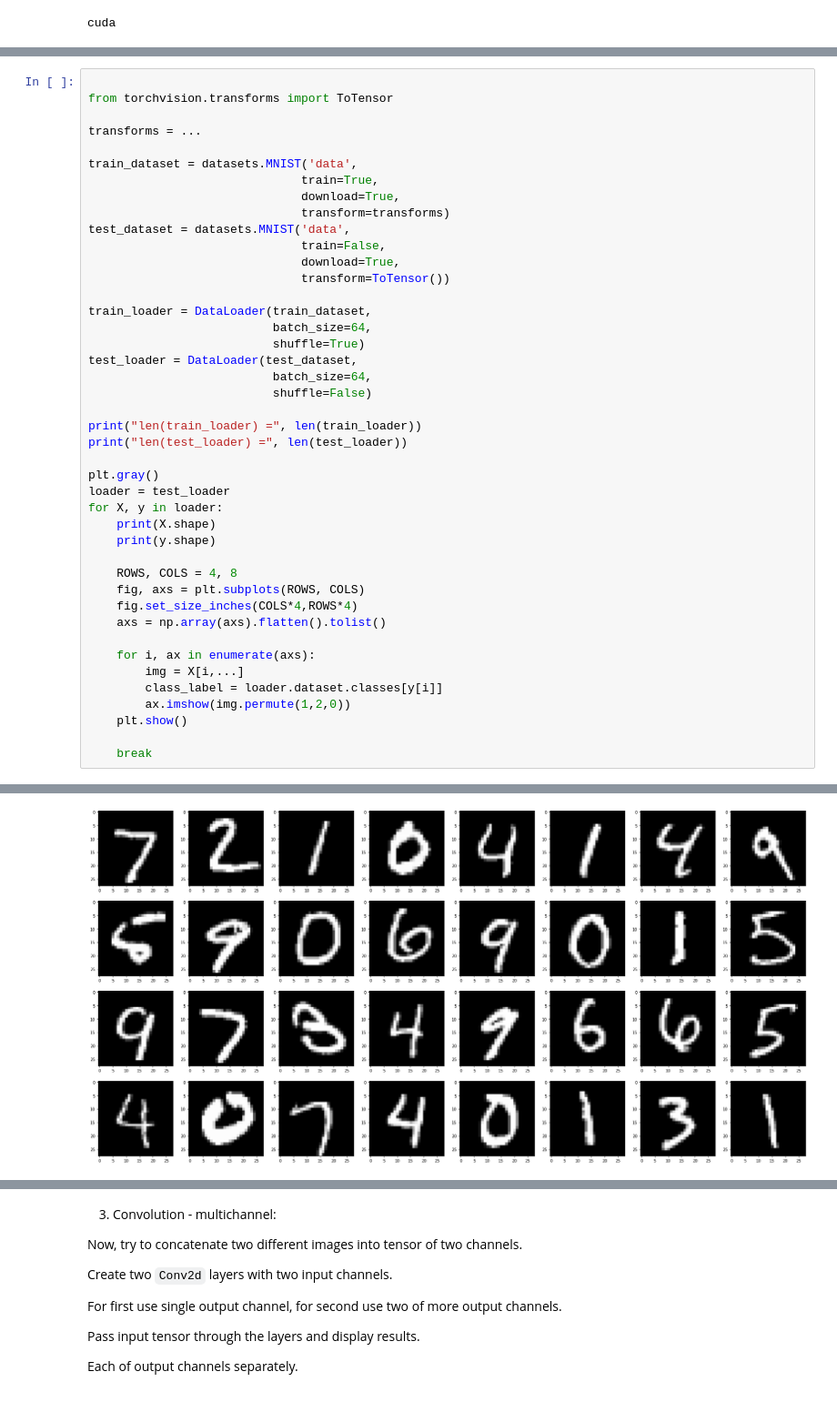
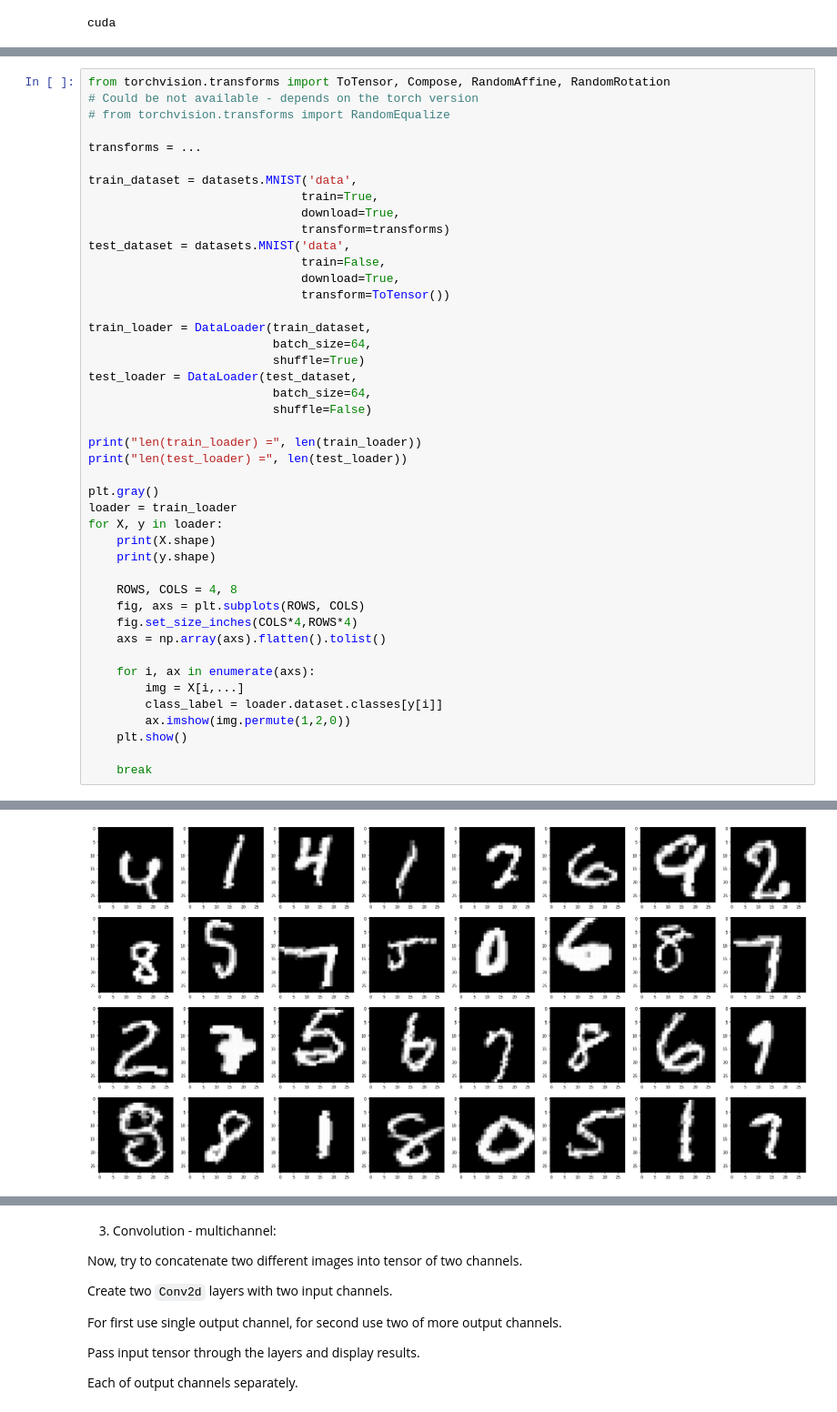
Before and after one commit to MichalMachura/AGH-EmbeddedAI, a Jupyter notebook: lab_3/notebook.ipynb, the cells around one changed output, grey strips where cells are left out. Shown at 91% size. Drawn from its saved outputs; the diff is of its cells as text.

```diff
--- a/lab_3/notebook.ipynb
+++ b/lab_3/notebook.ipynb
@@ -32,8 +32,9 @@ To use multiple transforms use `Compose` container.
 
 Use proper transforms parameters.
 # %%
-
-from torchvision.transforms import ToTensor
+from torchvision.transforms import ToTensor, Compose, RandomAffine, RandomRotation
+# Could be not available - depends on the torch version
+# from torchvision.transforms import RandomEqualize
 
 transforms = ...
 
@@ -52,35 +53,35 @@ train_loader = DataLoader(train_dataset,
 test_loader = DataLoader(test_dataset,
                           batch_size=64,
                           shuffle=False)
 
 print("len(train_loader) =", len(train_loader))
 print("len(test_loader) =", len(test_loader))
 
 plt.gray()
-loader = test_loader
+loader = train_loader
 for X, y in loader:
     print(X.shape)
     print(y.shape)
 
     ROWS, COLS = 4, 8
     fig, axs = plt.subplots(ROWS, COLS)
     fig.set_size_inches(COLS*4,ROWS*4)
     axs = np.array(axs).flatten().tolist()
 
     for i, ax in enumerate(axs):
         img = X[i,...]
         class_label = loader.dataset.classes[y[i]]
         ax.imshow(img.permute(1,2,0))
     plt.show()
 
     break
 # %% [output]
 len(train_loader) = 938
 len(test_loader) = 157
 torch.Size([64, 1, 28, 28])
 torch.Size([64])
 <Figure size 432x288 with 0 Axes>
-[figure, old version]
+[figure, new version]
 # %% [markdown]
 2. Convolution:
 
```
Also changed, not shown: parts of 7 cells of this notebook.
